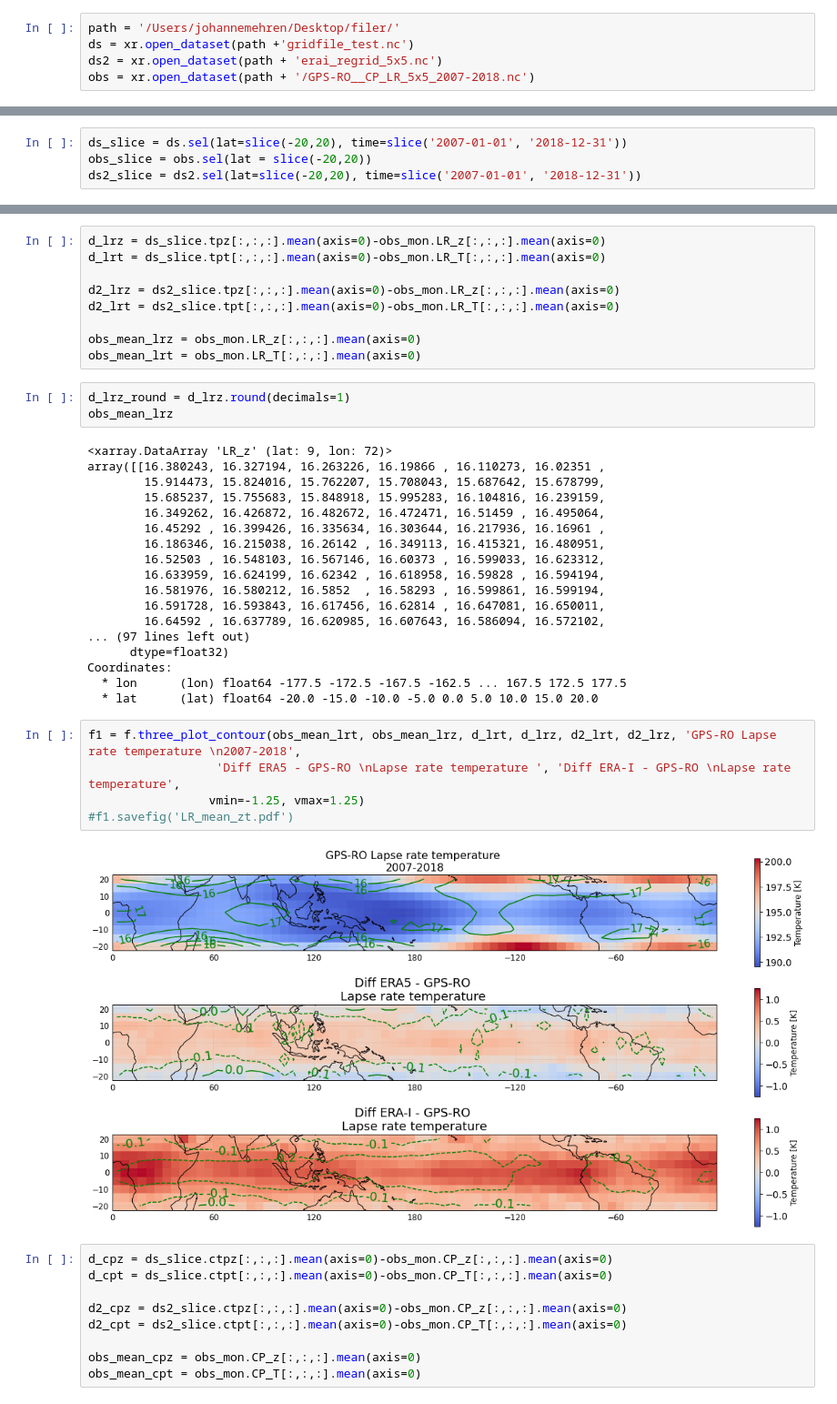
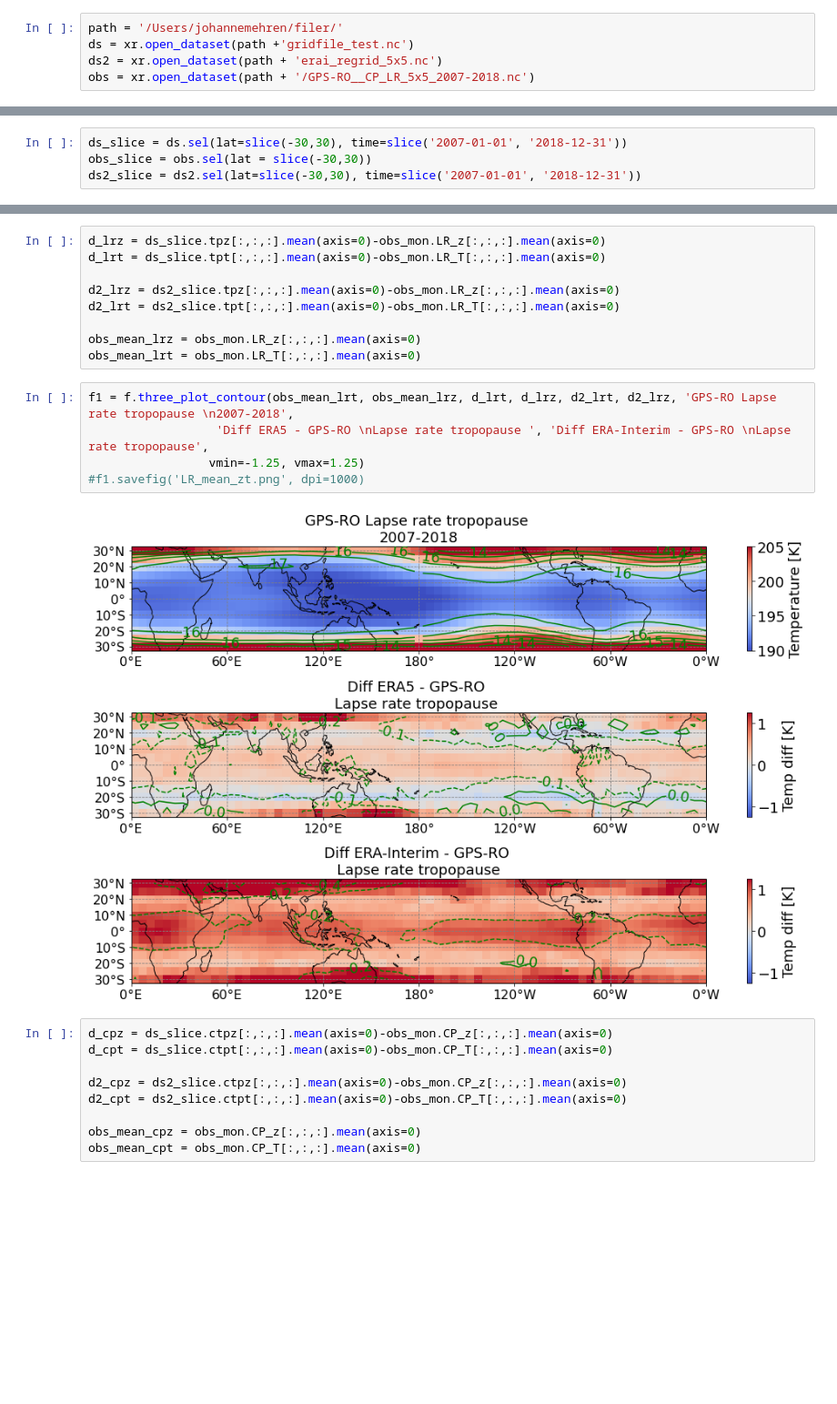
Before and after one commit to johanmeh/master, a Jupyter notebook: remap/regird_map_height-Copy1.ipynb, the cells around one changed output, grey strips where cells are left out. Shown at 91% size. Cells and saved outputs as stored; diff of their text form; blank space fills up the shorter version.

```diff
--- a/remap/regird_map_height-Copy1.ipynb
+++ b/remap/regird_map_height-Copy1.ipynb
@@ -14,7 +14,7 @@ import plot_func as f
 %load_ext autoreload
 %autoreload 2
 # %%
-path = '/Users/johannemehren/Desktop/filer/'
+path = '/Users/johannemehren/filer/'
 ds = xr.open_dataset(path +'gridfile_test.nc')
 ds2 = xr.open_dataset(path + 'erai_regrid_5x5.nc')
 obs = xr.open_dataset(path + '/GPS-RO__CP_LR_5x5_2007-2018.nc')
@@ -25,7 +25,7 @@ ds2_slice_mm = ds2.sel(lat=slice(-20,20), time=slice('2007-12-01', '2018-11-30')
 # %%
-ds_slice = ds.sel(lat=slice(-20,20), time=slice('2007-01-01', '2018-12-31'))
-obs_slice = obs.sel(lat = slice(-20,20))
-ds2_slice = ds2.sel(lat=slice(-20,20), time=slice('2007-01-01', '2018-12-31'))
+ds_slice = ds.sel(lat=slice(-30,30), time=slice('2007-01-01', '2018-12-31'))
+obs_slice = obs.sel(lat = slice(-30,30))
+ds2_slice = ds2.sel(lat=slice(-30,30), time=slice('2007-01-01', '2018-12-31'))
 # %%
 obs_mon = obs_slice.resample(time='M').mean()
 # %%
@@ -42,34 +42,13 @@ d2_lrt = ds2_slice.tpt[:,:,:].mean(axis=0)-obs_mon.LR_T[:,:,:].mean(axis=0)
 
 obs_mean_lrz = obs_mon.LR_z[:,:,:].mean(axis=0)
 obs_mean_lrt = obs_mon.LR_T[:,:,:].mean(axis=0)
-# %%
-d_lrz_round = d_lrz.round(decimals=1)
-obs_mean_lrz
-# %% [output]
-<xarray.DataArray 'LR_z' (lat: 9, lon: 72)>
-array([[16.380243, 16.327194, 16.263226, 16.19866 , 16.110273, 16.02351 ,
-        15.914473, 15.824016, 15.762207, 15.708043, 15.687642, 15.678799,
-        15.685237, 15.755683, 15.848918, 15.995283, 16.104816, 16.239159,
-        16.349262, 16.426872, 16.482672, 16.472471, 16.51459 , 16.495064,
-        16.45292 , 16.399426, 16.335634, 16.303644, 16.217936, 16.16961 ,
-        16.186346, 16.215038, 16.26142 , 16.349113, 16.415321, 16.480951,
-        16.52503 , 16.548103, 16.567146, 16.60373 , 16.599033, 16.623312,
-        16.633959, 16.624199, 16.62342 , 16.618958, 16.59828 , 16.594194,
-        16.581976, 16.580212, 16.5852  , 16.58293 , 16.599861, 16.599194,
-        16.591728, 16.593843, 16.617456, 16.62814 , 16.647081, 16.650011,
-        16.64592 , 16.637789, 16.620985, 16.607643, 16.586094, 16.572102,
-... (97 lines left out)
-      dtype=float32)
-Coordinates:
-  * lon      (lon) float64 -177.5 -172.5 -167.5 -162.5 ... 167.5 172.5 177.5
-  * lat      (lat) float64 -20.0 -15.0 -10.0 -5.0 0.0 5.0 10.0 15.0 20.0
 # %%
-f1 = f.three_plot_contour(obs_mean_lrt, obs_mean_lrz, d_lrt, d_lrz, d2_lrt, d2_lrz, 'GPS-RO Lapse rate temperature \n2007-2018',
-                  'Diff ERA5 - GPS-RO \nLapse rate temperature ', 'Diff ERA-I - GPS-RO \nLapse rate temperature',
+f1 = f.three_plot_contour(obs_mean_lrt, obs_mean_lrz, d_lrt, d_lrz, d2_lrt, d2_lrz, 'GPS-RO Lapse rate tropopause \n2007-2018',
+                  'Diff ERA5 - GPS-RO \nLapse rate tropopause ', 'Diff ERA-Interim - GPS-RO \nLapse rate tropopause',
                  vmin=-1.25, vmax=1.25)
-#f1.savefig('LR_mean_zt.pdf')
+#f1.savefig('LR_mean_zt.png', dpi=1000)
 # %% [output]
-[figure, old version]
+[figure, new version]
 # %%
 d_cpz = ds_slice.ctpz[:,:,:].mean(axis=0)-obs_mon.CP_z[:,:,:].mean(axis=0)
 d_cpt = ds_slice.ctpt[:,:,:].mean(axis=0)-obs_mon.CP_T[:,:,:].mean(axis=0)
```
Also changed, not shown: parts of 2 cells of this notebook, 56 other files.
